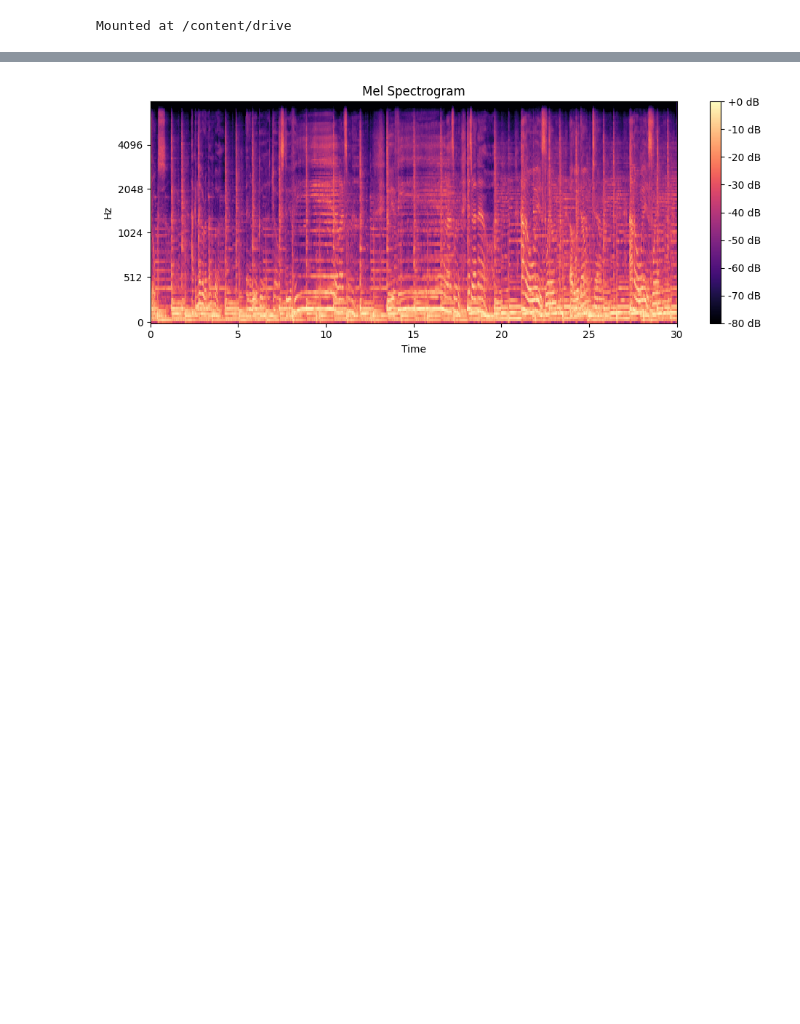
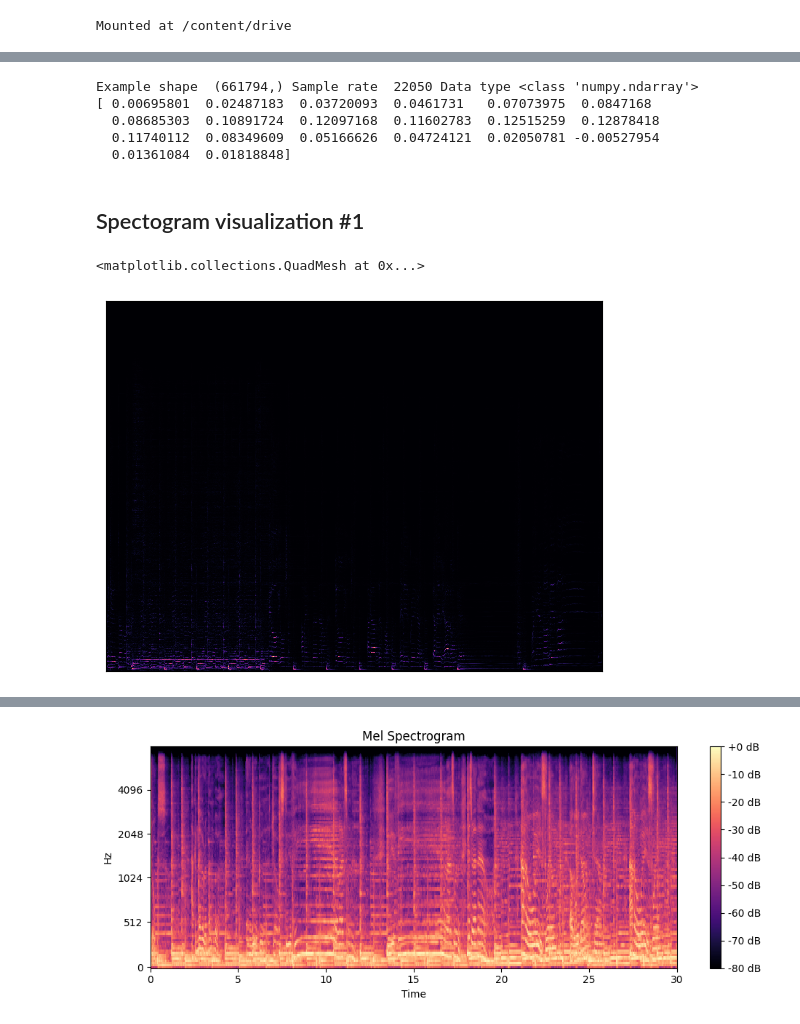
Before and after one commit to lukablaskovic/music-classification-cnn, a Jupyter notebook: nmdu.ipynb, the cells around one changed output, grey strips where cells are left out. Drawn from its saved outputs; the diff is of its cells as text; code cells hidden in the pictures; blank space fills up the shorter version.

Commit message:
Added different types of spectograms

```diff
--- a/nmdu.ipynb
+++ b/nmdu.ipynb
@@ -29,0 +59,18 @@ for genre in genres:
+# %%
+print ('Example shape ', samples.shape, 'Sample rate ', sample_rate, 'Data type', type(samples))
+print (samples[22400:22420])
+# %% [output]
+Example shape  (661794,) Sample rate  22050 Data type <class 'numpy.ndarray'>
+[ 0.00695801  0.02487183  0.03720093  0.0461731   0.07073975  0.0847168
+  0.08685303  0.10891724  0.12097168  0.11602783  0.12515259  0.12878418
+  0.11740112  0.08349609  0.05166626  0.04724121  0.02050781 -0.00527954
+  0.01361084  0.01818848]
+# %% [markdown]
+## Spectogram visualization #1
+# %%
+# The simplest example - it plots Frequency (y-axis) vs Time (x-axis)
+spectogram = librosa.stft(samples)
+librosa.display.specshow(spectogram)
+# %% [output]
+<matplotlib.collections.QuadMesh at 0x...>
+[figure, added]
```
Also changed, not shown: parts of 9 cells of this notebook.
